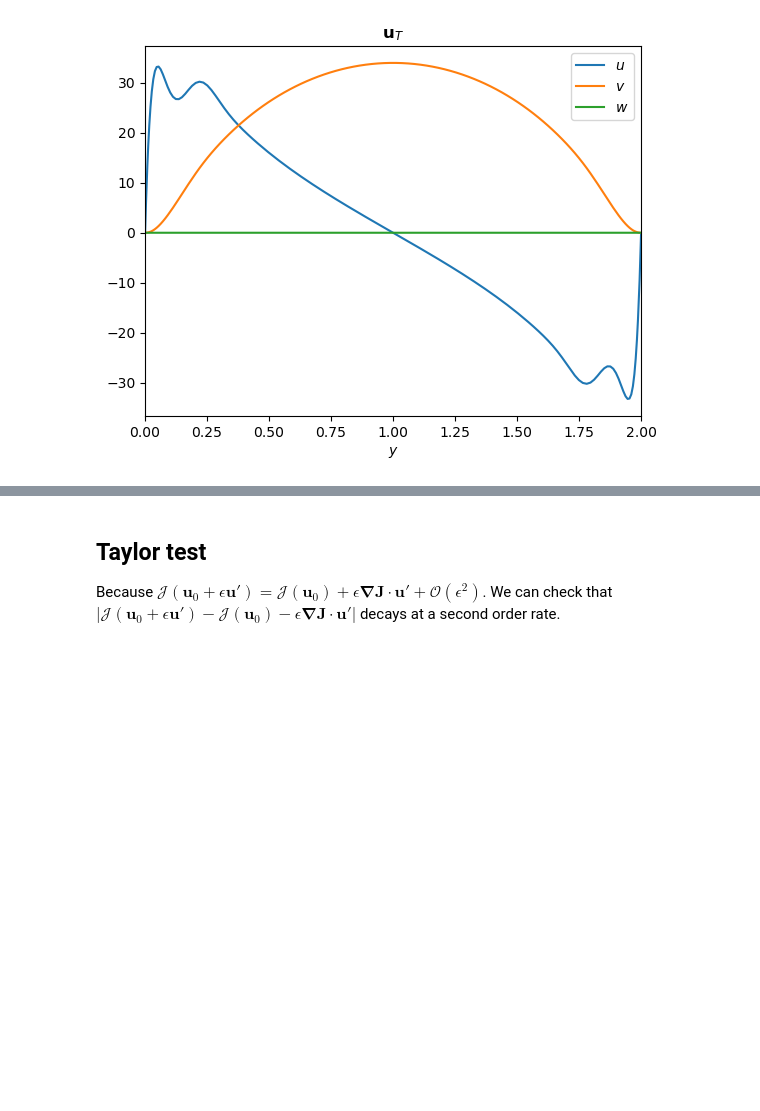
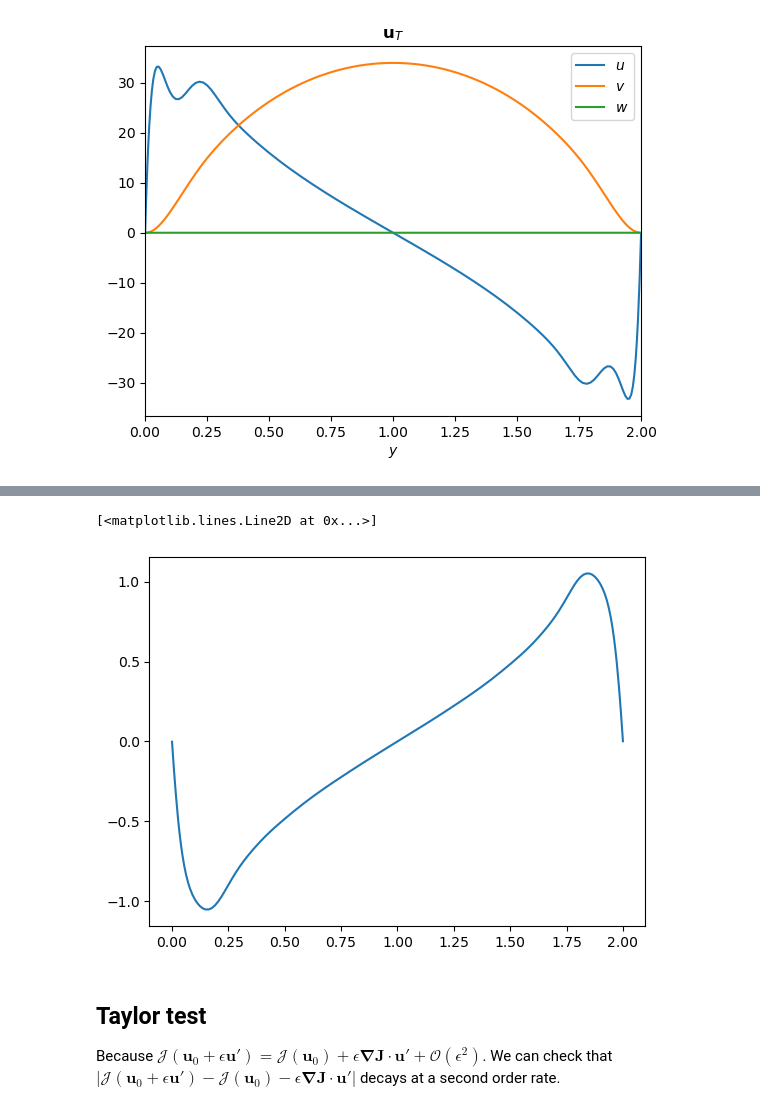
Before and after one commit to DedalusProject/dedalus, a Jupyter notebook: tmp/IVP_example.ipynb, the cells around one changed output, grey strips where cells are left out. Drawn from its saved outputs; the diff is of its cells as text; code cells hidden in the pictures; blank space fills up the shorter version.

```diff
--- a/tmp/IVP_example.ipynb
+++ b/tmp/IVP_example.ipynb
@@ -446,3 +677,8 @@ plt.xlim([0,2])
+# %%
+plt.plot(y,Minv*UH[:Ny,-1].real)
+# %% [output]
+[<matplotlib.lines.Line2D at 0x...>]
+[figure, added]
 # %% [markdown]
 ## Taylor test
 Because $\mathcal{J}(\mathbf{u}_0+\epsilon \mathbf{u}')=\mathcal{J}(\mathbf{u}_0)+\epsilon \mathbf{\nabla J} \cdot \mathbf{u}' + \mathcal{O}(\epsilon^2)$. We can check that $|\mathcal{J}(\mathbf{u}_0+\epsilon \mathbf{u}')-\mathcal{J}(\mathbf{u}_0)-\epsilon \mathbf{\nabla J} \cdot \mathbf{u}'|$ decays at a second order rate.
```
Also changed, not shown: parts of 20 cells of this notebook.
